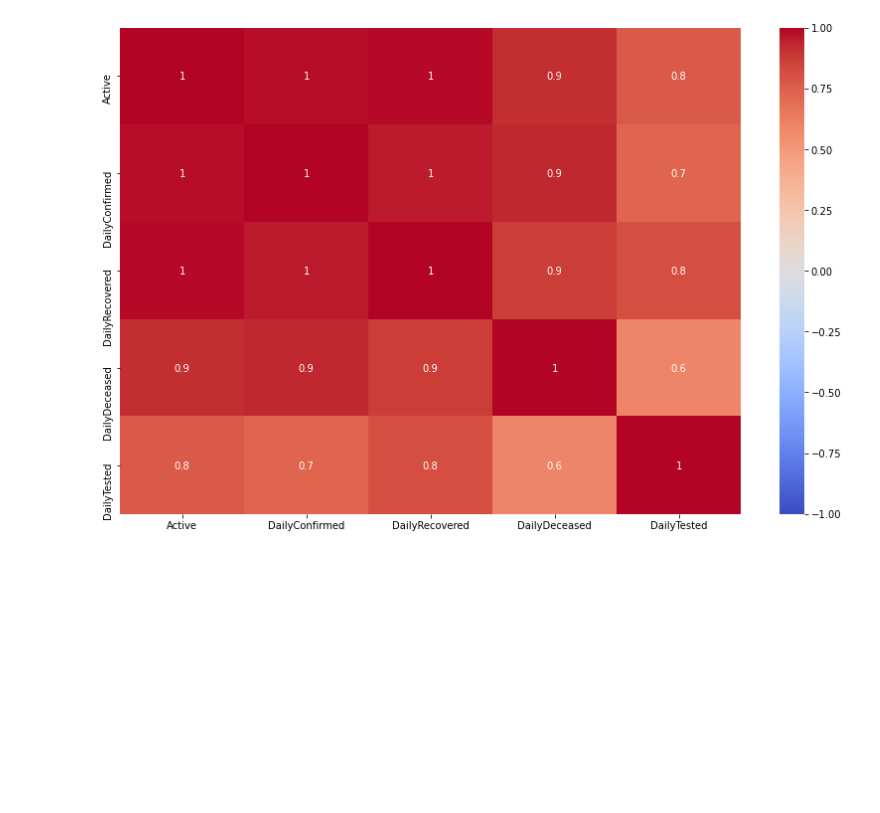
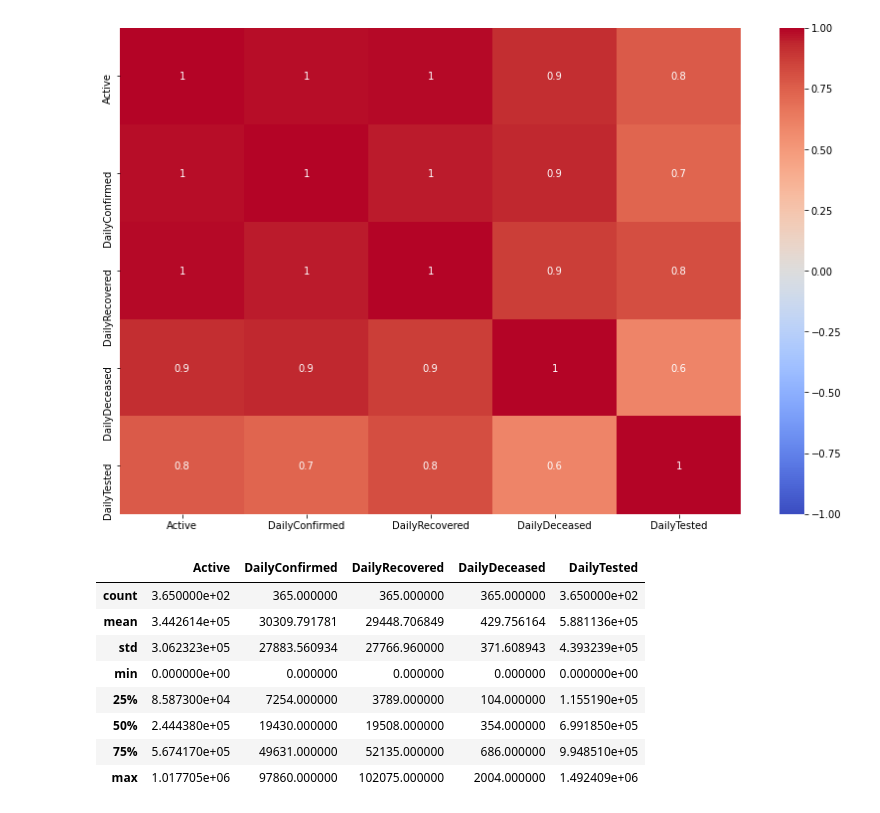
Before and after one commit to enumulak/EK_ML, a Jupyter notebook: Projects/Covid19_India/Notebooks/Covid_IndiaAnalysis2021_v1.0.ipynb, the cells around one changed output. Drawn from its saved outputs; the diff is of its cells as text; code cells hidden in the pictures; blank space fills up the shorter version.

```diff
--- a/Projects/Covid19_India/Notebooks/Covid_IndiaAnalysis2021_v1.0.ipynb
+++ b/Projects/Covid19_India/Notebooks/Covid_IndiaAnalysis2021_v1.0.ipynb
@@ -704,3 +704,15 @@ sns.heatmap(corr_df.corr(), annot=True, fmt='.1g', vmin=-1, vmax=1, center=0, cm
            linewidths=0, linecolor='white', ax=ax);
 # %% [output]
 [figure]
+# %%
+corr_df.describe()
+# %% [output]
+|  | Active | DailyConfirmed | DailyRecovered | DailyDeceased | DailyTested |
+| count | 3.650000e+02 | 365.000000 | 365.000000 | 365.000000 | 3.650000e+02 |
+| mean | 3.442614e+05 | 30309.791781 | 29448.706849 | 429.756164 | 5.881136e+05 |
+| std | 3.062323e+05 | 27883.560934 | 27766.960000 | 371.608943 | 4.393239e+05 |
+| min | 0.000000e+00 | 0.000000 | 0.000000 | 0.000000 | 0.000000e+00 |
+| 25% | 8.587300e+04 | 7254.000000 | 3789.000000 | 104.000000 | 1.155190e+05 |
+| 50% | 2.444380e+05 | 19430.000000 | 19508.000000 | 354.000000 | 6.991850e+05 |
+| 75% | 5.674170e+05 | 49631.000000 | 52135.000000 | 686.000000 | 9.948510e+05 |
+| max | 1.017705e+06 | 97860.000000 | 102075.000000 | 2004.000000 | 1.492409e+06 |
```
